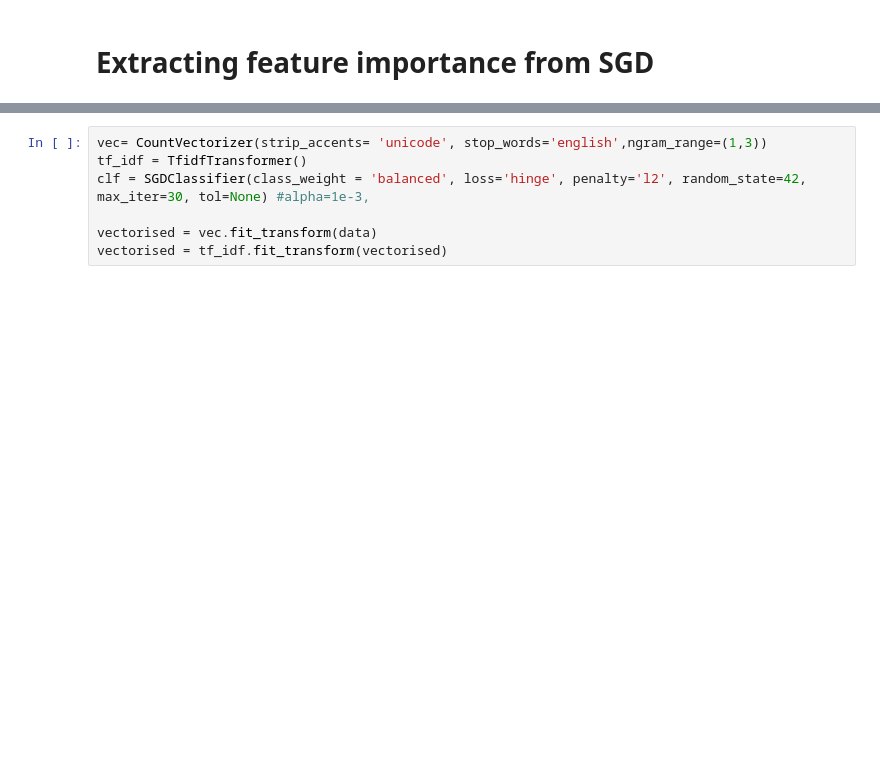
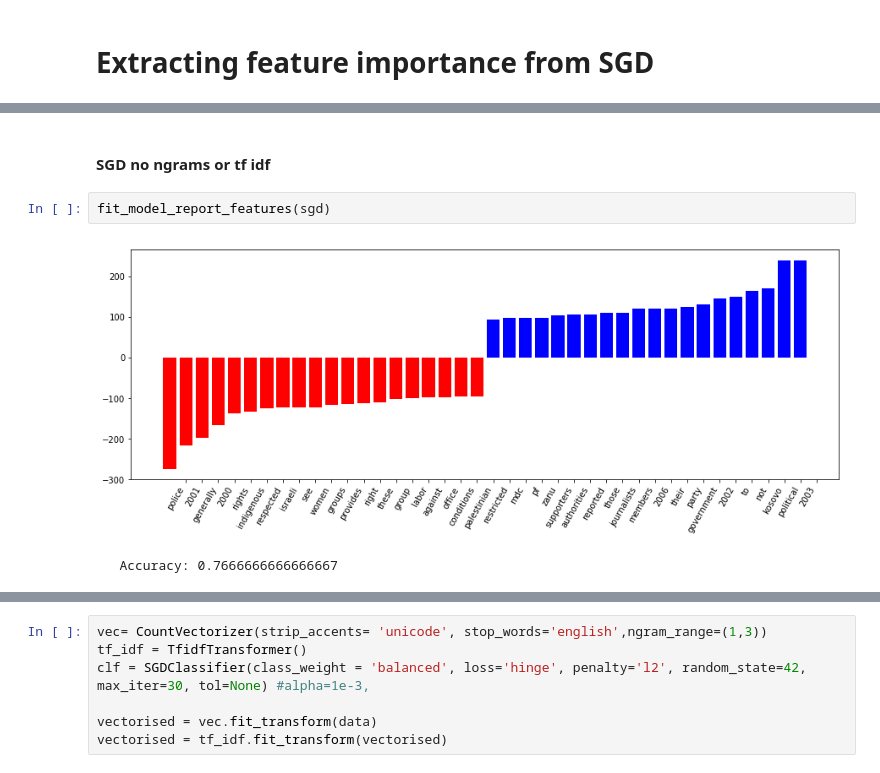
Before and after one commit to slramirez/MS_hackathon, a Jupyter notebook: notebooks/POS approach.ipynb, the cells around one changed output, grey strips where cells are left out. Cells and saved outputs as stored; diff of their text form; blank space fills up the shorter version.

```diff
--- a/notebooks/POS approach.ipynb
+++ b/notebooks/POS approach.ipynb
@@ -704,0 +719,7 @@ Feature Names: ['00' '000' '0000' ... 'zyrianovsk' 'zyrnagjiu' 'zziwa']
+# %% [markdown]
+#### SGD no ngrams or tf idf
+# %%
+fit_model_report_features(sgd)
+# %% [output]
+[figure, added]
+   Accuracy: 0.7666666666666667
```
Also changed, not shown: parts of 52 cells of this notebook, 1 other file.
